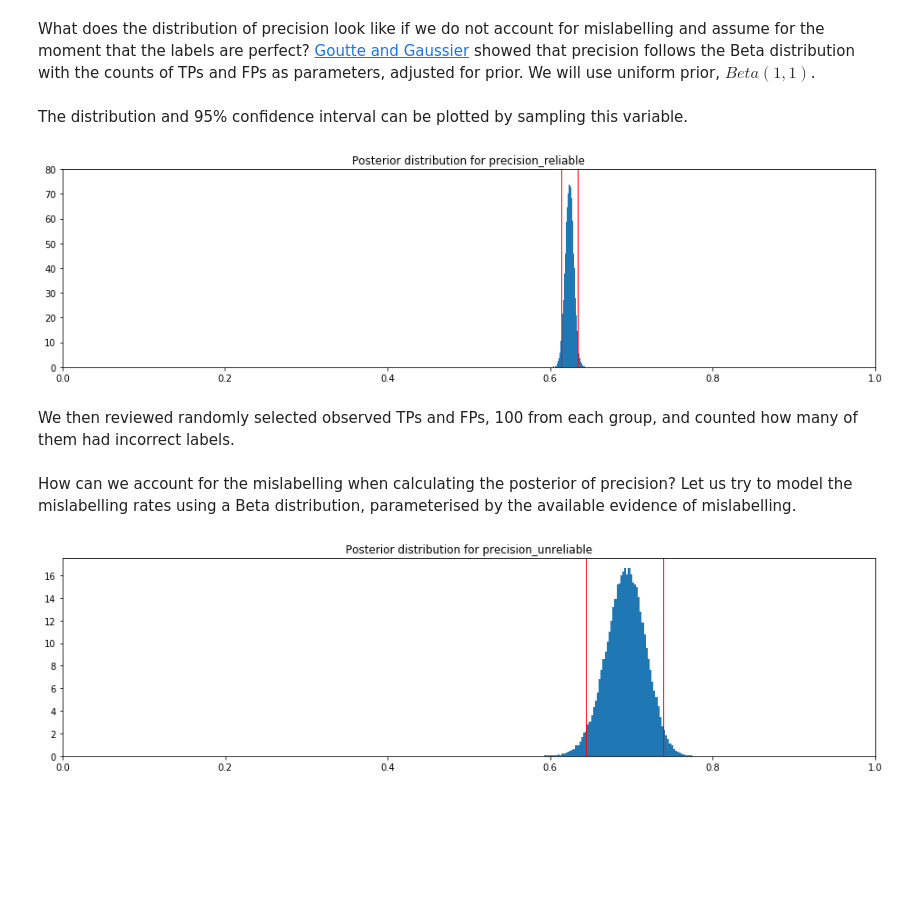
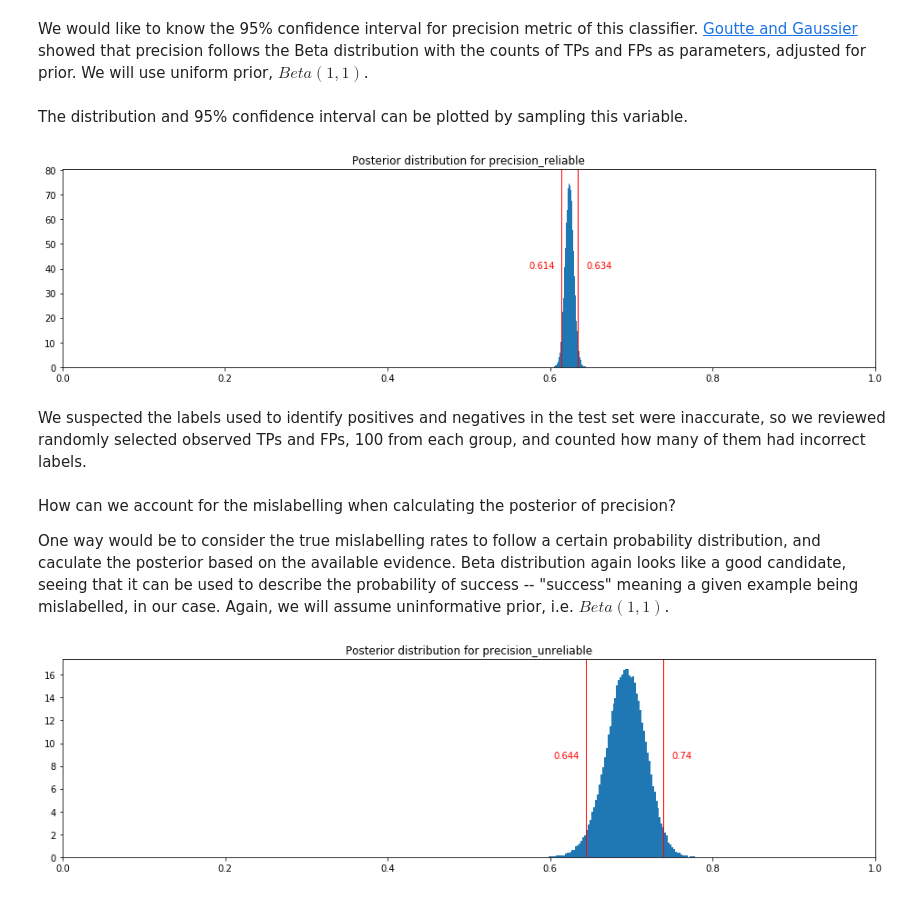
Before and after one commit to mmakowski/datasci, a Jupyter notebook: 01-unreliable-labels.ipynb, the cells around one changed output. Saved outputs shown, nothing was run; the diff lists cells and outputs as text; code cells hidden in the pictures; blank space fills up the shorter version.

```diff
--- a/01-unreliable-labels.ipynb
+++ b/01-unreliable-labels.ipynb
@@ -4,7 +6,7 @@ We would like to calculate the confidence interval for precision of a model in t
 tp_observed = 5285
 fp_observed = 3184
 # %% [markdown]
-What does the distribution of precision look like if we do not account for mislabelling and assume for the moment that the labels are perfect? [Goutte and Gaussier](https://pdfs.semanticscholar.org/e399/9a46cb8aaf71131a77670da5c5c113aad01d.pdf) showed that precision follows the Beta distribution with the counts of TPs and FPs as parameters, adjusted for prior. We will use uniform prior, $Beta(1,1)$.
+We would like to know the 95% confidence interval for precision metric of this classifier. [Goutte and Gaussier](https://pdfs.semanticscholar.org/e399/9a46cb8aaf71131a77670da5c5c113aad01d.pdf) showed that precision follows the Beta distribution with the counts of TPs and FPs as parameters, adjusted for prior. We will use uniform prior, $Beta(1,1)$.
 # %%
 import pymc3 as pm
 
@@ -15,42 +17,47 @@ The distribution and 95% confidence interval can be plotted by sampling this var
 # %%
 %matplotlib inline
 from IPython.core.pylabtools import figsize
 import matplotlib.pyplot as plt
 import numpy as np
 
 def plot_dist(variable, confidence_level_percent=95):
     figsize(16, 4)
     samples = variable.random(size=100000)
     _, ax = plt.subplots()
     plt.hist(samples, bins=100, normed=True, histtype="stepfilled")
     plt.title("Posterior distribution for %s" % variable.name)
     plt.xlim(0, 1)
-    conf_interval_min = np.percentile(samples, (100-confidence_level_percent) / 2),
+    conf_interval_min = np.percentile(samples, (100-confidence_level_percent) / 2)
     conf_interval_max = np.percentile(samples, confidence_level_percent  +  (100-confidence_level_percent) / 2)
     ax.axvline(x=conf_interval_min, ymin=0, ymax=1, color='r', linewidth=1)
+    ax.text(x=conf_interval_min-0.04, y=ax.get_ylim()[1]/2, s=round(conf_interval_min, 3), color='r')
     ax.axvline(x=conf_interval_max, ymin=0, ymax=1, color='r', linewidth=1)
+    ax.text(x=conf_interval_max+0.01, y=ax.get_ylim()[1]/2, s=round(conf_interval_max, 3), color='r')
 
 
 plot_dist(precision_reliable)
 # %% [output]
-[figure, old version]
+[figure, new version]
 # %% [markdown]
-We then reviewed randomly selected observed TPs and FPs, 100 from each group, and counted how many of them had incorrect labels.
+We suspected the labels used to identify positives and negatives in the test set were inaccurate, so we reviewed randomly selected observed TPs and FPs, 100 from each group, and counted how many of them had incorrect labels.
 # %%
 reviewed_tp = 100
 mislabelled_tp = 7
 reviewed_fp = 100
 mislabelled_fp = 31
-# %% [markdown]
-How can we account for the mislabelling when calculating the posterior of precision? Let us try to model the mislabelling rates using a Beta distribution, parameterised by the available evidence of mislabelling.
+# %% [markdown]
+How can we account for the mislabelling when calculating the posterior of precision?
+
+One way would be to consider the true mislabelling rates to follow a certain probability distribution, and caculate the posterior based on the available evidence. Beta distribution again looks like a good candidate, seeing that it can be used to describe the probability of success -- "success" meaning a given example being mislabelled, in our case. Again, we will assume uninformative prior, i.e. $Beta(1,1)$.
 # %%
-with pm.Model() as model:
-    mislabel_rate_tp = pm.Beta('mislabel_rate_tp', mislabelled_tp + 1, reviewed_tp - mislabelled_tp + 1)
-    mislabel_rate_fp = pm.Beta('mislabel_rate_fp', mislabelled_fp + 1, reviewed_fp - mislabelled_fp + 1)
-    tp_actual = tp_observed * (1-mislabel_rate_tp) + fp_observed * mislabel_rate_fp
-    fp_actual = fp_observed * (1-mislabel_rate_fp) + tp_observed * mislabel_rate_tp
-    precision_unreliable = pm.Beta('precision_unreliable', tp_actual + 1, fp_actual + 1)
+def precision_with_unreliable_labels(prior_tp=(1,1), prior_fp=(1,1)):
+    with pm.Model() as model:
+        mislabel_rate_tp = pm.Beta('mislabel_rate_tp', mislabelled_tp + prior_tp[0], reviewed_tp - mislabelled_tp + prior_tp[1])
+        mislabel_rate_fp = pm.Beta('mislabel_rate_fp', mislabelled_fp + prior_fp[0], reviewed_fp - mislabelled_fp + prior_fp[1])
+        tp_actual = tp_observed * (1-mislabel_rate_tp) + fp_observed * mislabel_rate_fp
+        fp_actual = fp_observed * (1-mislabel_rate_fp) + tp_observed * mislabel_rate_tp
+        return pm.Beta('precision_unreliable', tp_actual + 1, fp_actual + 1)
 
-plot_dist(precision_unreliable)
+plot_dist(precision_with_unreliable_labels())
 # %% [output]
-[figure, old version]
+[figure, new version]
```
Also changed, not shown: parts of 6 cells of this notebook.
